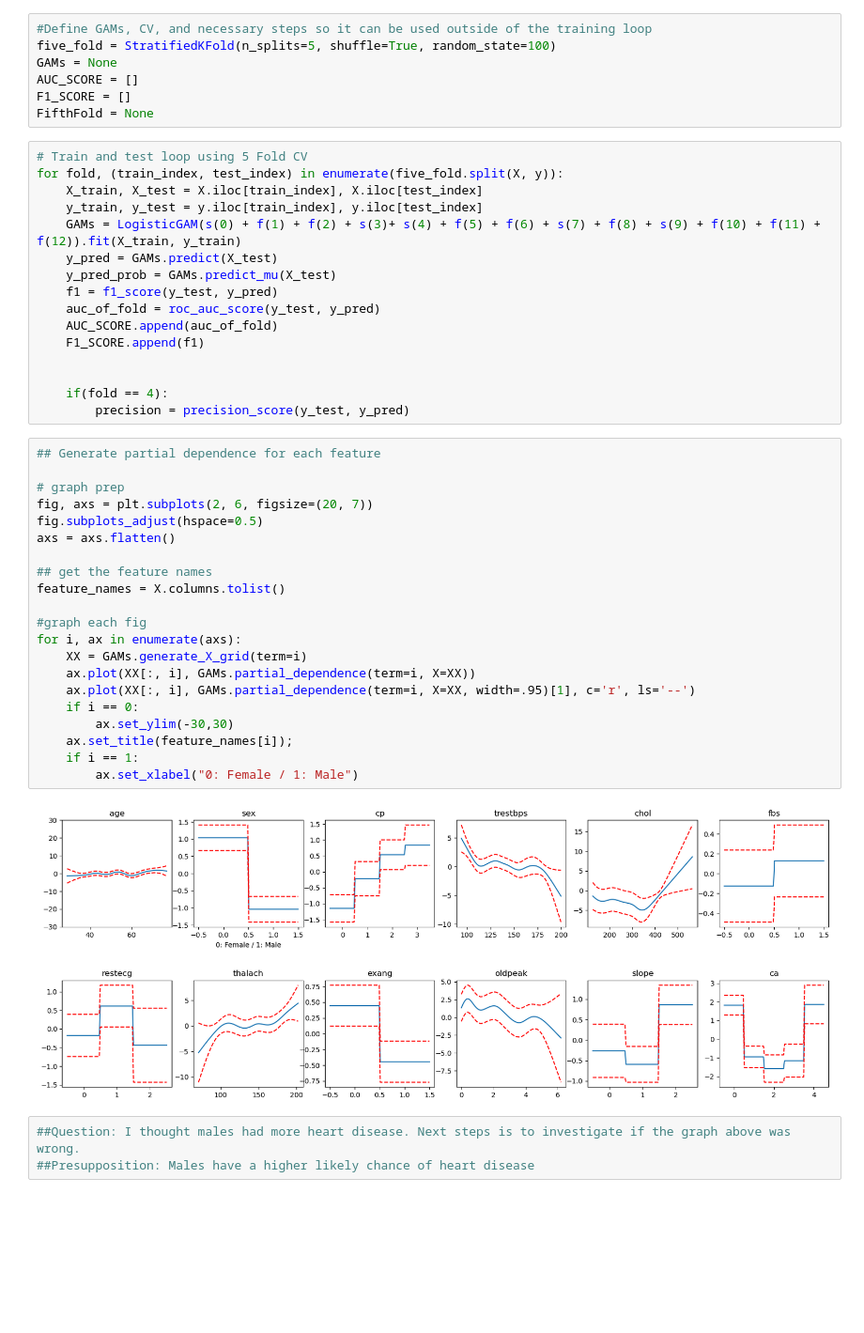
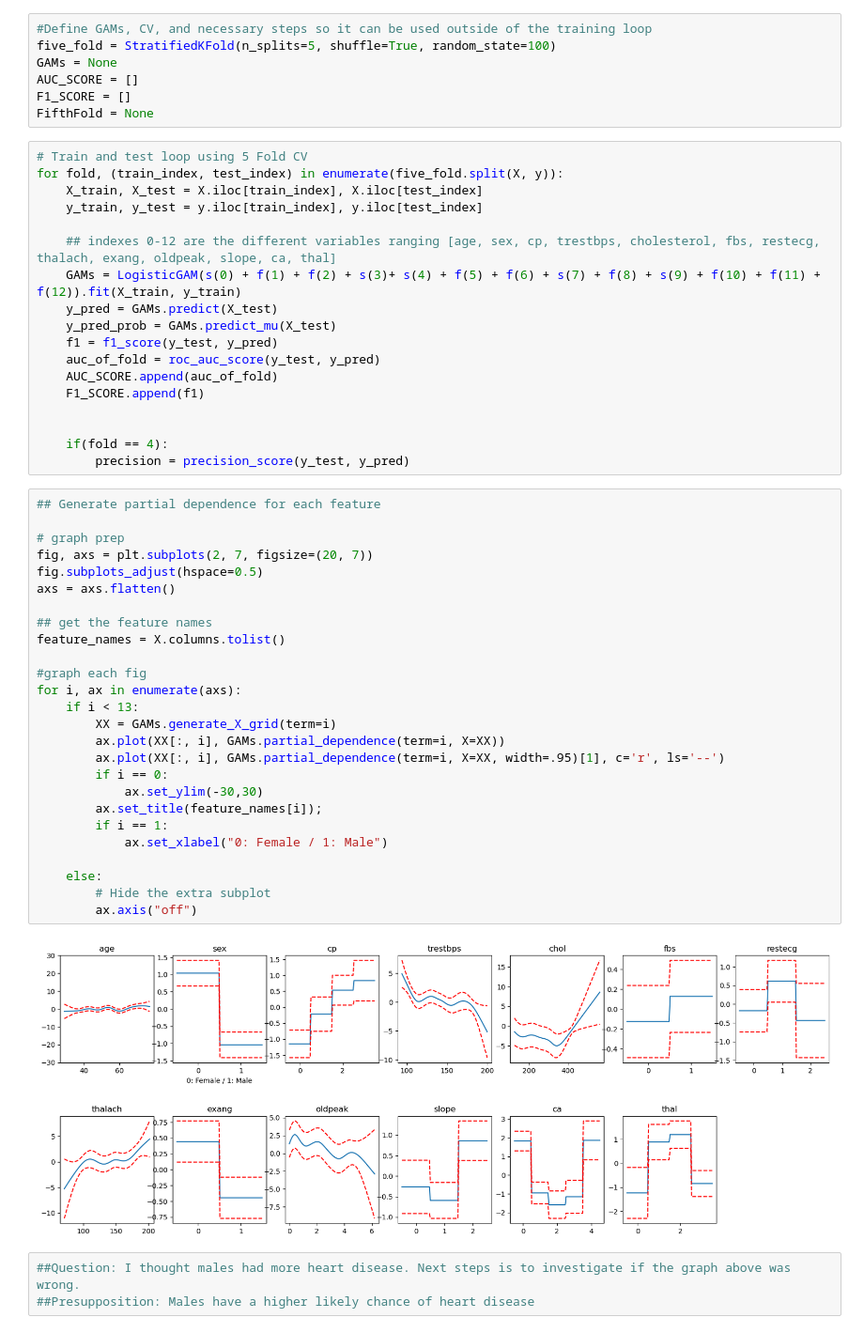
Before and after one commit to Daniel-GIT-CONTRIBUTE/COMP6936_A1, a Jupyter notebook: a1_Daniel_Jo.ipynb, the cells around one changed output. Shown at 94% size. Cells and saved outputs as stored; diff of their text form; blank space fills up the shorter version.

```diff
--- a/a1_Daniel_Jo.ipynb
+++ b/a1_Daniel_Jo.ipynb
@@ -41,6 +41,8 @@ FifthFold = None
 for fold, (train_index, test_index) in enumerate(five_fold.split(X, y)):
     X_train, X_test = X.iloc[train_index], X.iloc[test_index]
     y_train, y_test = y.iloc[train_index], y.iloc[test_index]
+
+    ## indexes 0-12 are the different variables ranging [age, sex, cp, trestbps, cholesterol, fbs, restecg, thalach, exang, oldpeak, slope, ca, thal]
     GAMs = LogisticGAM(s(0) + f(1) + f(2) + s(3)+ s(4) + f(5) + f(6) + s(7) + f(8) + s(9) + f(10) + f(11) + f(12)).fit(X_train, y_train)
     y_pred = GAMs.predict(X_test)
     y_pred_prob = GAMs.predict_mu(X_test)
@@ -55,26 +57,31 @@ for fold, (train_index, test_index) in enumerate(five_fold.split(X, y)):
 # %%
 ## Generate partial dependence for each feature
 
 # graph prep
-fig, axs = plt.subplots(2, 6, figsize=(20, 7))
+fig, axs = plt.subplots(2, 7, figsize=(20, 7))
 fig.subplots_adjust(hspace=0.5)
 axs = axs.flatten()
 
 ## get the feature names
 feature_names = X.columns.tolist()
 
 #graph each fig
 for i, ax in enumerate(axs):
-    XX = GAMs.generate_X_grid(term=i)
-    ax.plot(XX[:, i], GAMs.partial_dependence(term=i, X=XX))
-    ax.plot(XX[:, i], GAMs.partial_dependence(term=i, X=XX, width=.95)[1], c='r', ls='--')
-    if i == 0:
-        ax.set_ylim(-30,30)
-    ax.set_title(feature_names[i]);
-    if i == 1:
-        ax.set_xlabel("0: Female / 1: Male")
+    if i < 13:
+        XX = GAMs.generate_X_grid(term=i)
+        ax.plot(XX[:, i], GAMs.partial_dependence(term=i, X=XX))
+        ax.plot(XX[:, i], GAMs.partial_dependence(term=i, X=XX, width=.95)[1], c='r', ls='--')
+        if i == 0:
+            ax.set_ylim(-30,30)
+        ax.set_title(feature_names[i]);
+        if i == 1:
+            ax.set_xlabel("0: Female / 1: Male")
+
+    else:
+        # Hide the extra subplot
+        ax.axis("off")
 # %% [output]
-[figure, old version]
+[figure, new version]
 # %%
 ##Question: I thought males had more heart disease. Next steps is to investigate if the graph above was wrong.
 ##Presupposition: Males have a higher likely chance of heart disease
```
Also changed, not shown: 1 other file.
